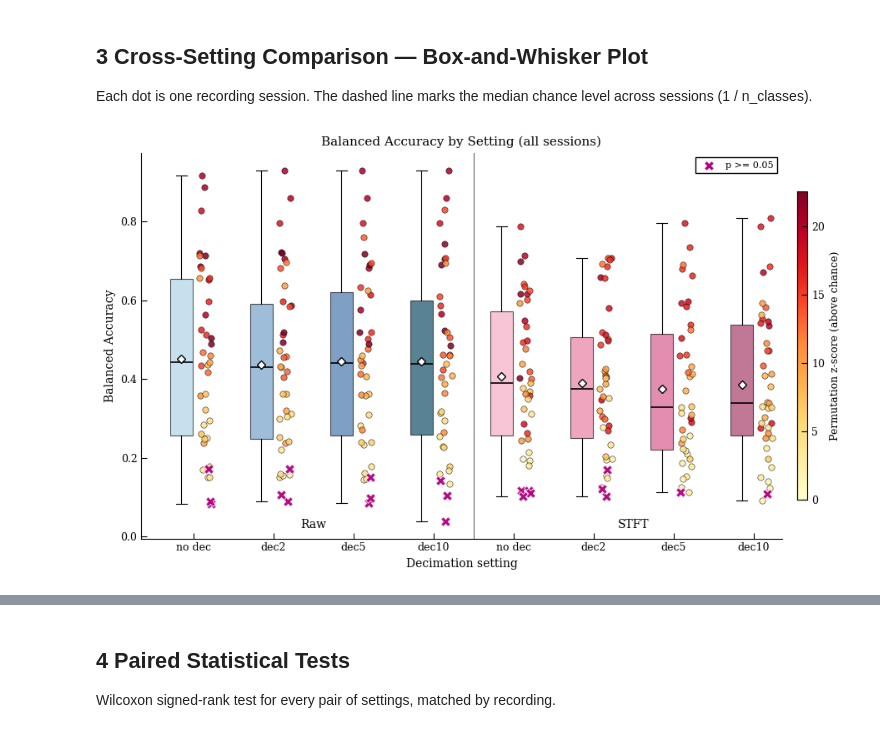
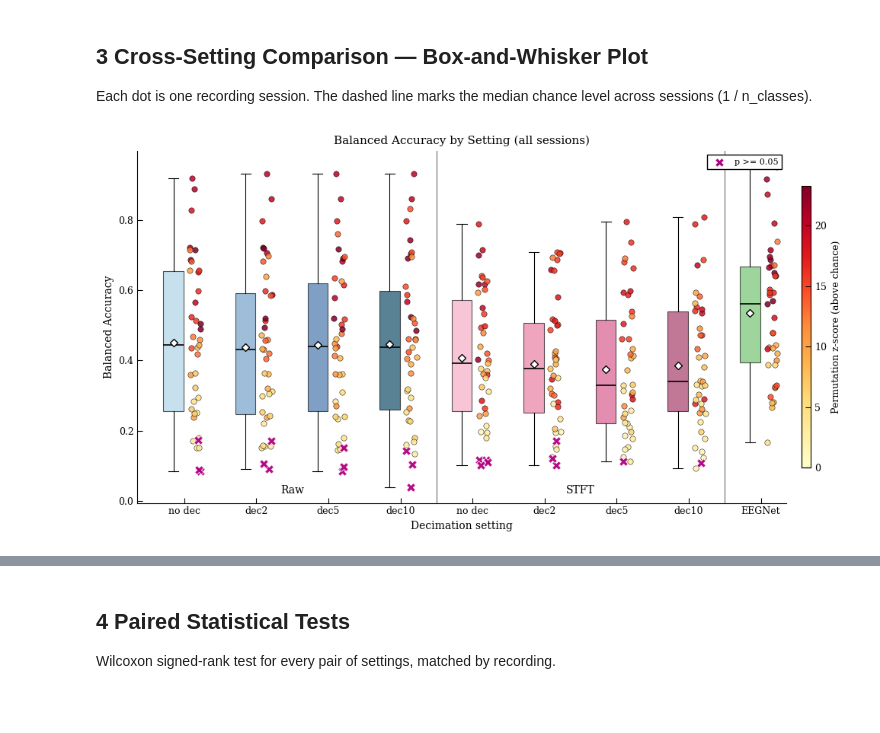
Before and after one commit to Neurosoft-Bioelectronics/auditorydecoding, a Jupyter notebook: notebooks/decimate_results_analysis.ipynb, the cells around one changed output, grey strips where cells are left out. Drawn from its saved outputs; the diff is of its cells as text; code cells hidden in the pictures; blank space fills up the shorter version.

Commit message:
Added EEGNet results to jupyter notebook

```diff
--- a/notebooks/decimate_results_analysis.ipynb
+++ b/notebooks/decimate_results_analysis.ipynb
@@ -49,6 +49,16 @@ def setting_label(row: pd.Series) -> str:
     return f"{feat}, {resample}"
 
 df["setting"] = df.apply(setting_label, axis=1)
+
+eegnet_dir = Path("/home/mila/s/sobralm/Foundry/runs/EEGNET_NEUROSOFT_ALL_SESSIONS")
+eegnet_frames = []
+for session_dir in sorted(eegnet_dir.iterdir()):
+    csv_path = session_dir / "results.csv"
+    if csv_path.exists():
+        eegnet_frames.append(pd.read_csv(csv_path))
+df_eegnet = pd.concat(eegnet_frames, ignore_index=True)
+df_eegnet["setting"] = "EEGNet"
+df = pd.concat([df, df_eegnet], ignore_index=True)
 
 SETTING_ORDER = [
     "Raw, nodec",
@@ -59,6 +69,7 @@ SETTING_ORDER = [
     "STFT, dec2",
     "STFT, dec5",
     "STFT, dec10",
+    "EEGNet",
 ]
 
 PALETTE = {
@@ -70,10 +81,12 @@ PALETTE = {
     "STFT, dec2":  "#e8759b",
     "STFT, dec5":  "#d45087",
     "STFT, dec10": "#a03060",
+    "EEGNet":      "#6abf69",
 }
 
 print("Settings:", df["setting"].unique())
-print(f"Rows per setting: {len(df) // df['setting'].nunique()}")
+print(f"Total rows: {len(df)}")
+print(f"EEGNet sessions: {len(df_eegnet)}")
 # %% [output]
 Settings: <StringArray>
 [ 'STFT, dec5', 'STFT, dec10',  'STFT, dec2',  'Raw, dec10',   'Raw, dec5',
@@ -163,7 +178,7 @@ setting_to_idx = {s: i for i, s in enumerate(SETTING_ORDER)}
 BOX_OFFSET = -0.15
 STRIP_OFFSET = 0.15
 
-fig, ax = plt.subplots(figsize=(10, 5.5))
+fig, ax = plt.subplots(figsize=(11, 5.5))
 
 positions = [i + BOX_OFFSET for i in range(len(SETTING_ORDER))]
 box_data = [df.loc[df["setting"] == s, METRIC].values for s in SETTING_ORDER]
@@ -223,32 +238,33 @@ for _, row in df.iterrows():
             zorder=4,
         )
 
 # Legend handle for the emphasized non-significant points.
 ax.scatter([], [], s=70, marker="X", c="#b1007f", edgecolors="white", linewidths=0.6, label="p >= 0.05")
 
 sm = cm.ScalarMappable(cmap=cmap, norm=norm)
 sm.set_array([])
 cbar = fig.colorbar(sm, ax=ax, pad=0.02, aspect=30, shrink=0.8)
 cbar.set_label("Permutation z-score (above chance)", fontsize=9)
 
 
-dec_labels = ["no dec", "dec2", "dec5", "dec10", "no dec", "dec2", "dec5", "dec10"]
+dec_labels = ["no dec", "dec2", "dec5", "dec10", "no dec", "dec2", "dec5", "dec10", "EEGNet"]
 ax.set_xticks(range(len(SETTING_ORDER)))
 ax.set_xticklabels(dec_labels)
 ax.axvline(3.5, color="black", linewidth=0.8, alpha=0.6)
+ax.axvline(7.5, color="black", linewidth=0.8, alpha=0.6)
 ax.text(1.5, 0.05, "Raw", ha="center", va="top", transform=ax.get_xaxis_transform(), fontsize=10)
 ax.text(5.5, 0.05, "STFT", ha="center", va="top", transform=ax.get_xaxis_transform(), fontsize=10)
 
 ax.set_xlabel("Decimation setting")
 ax.set_ylabel("Balanced Accuracy")
 ax.set_title("Balanced Accuracy by Setting (all sessions)")
 ax.legend(loc="upper right", fontsize=8)
 sns.despine()
 
 fig.subplots_adjust(bottom=0.26)
 plt.tight_layout()
 plt.show()
 # Save the figure in high resolution
 fig.savefig("decimate_balanced_accuracy_by_setting.png", dpi=300, bbox_inches="tight")
 # %% [output]
-[figure, old version]
+[figure, new version]
```
Also changed, not shown: parts of 6 cells of this notebook.
